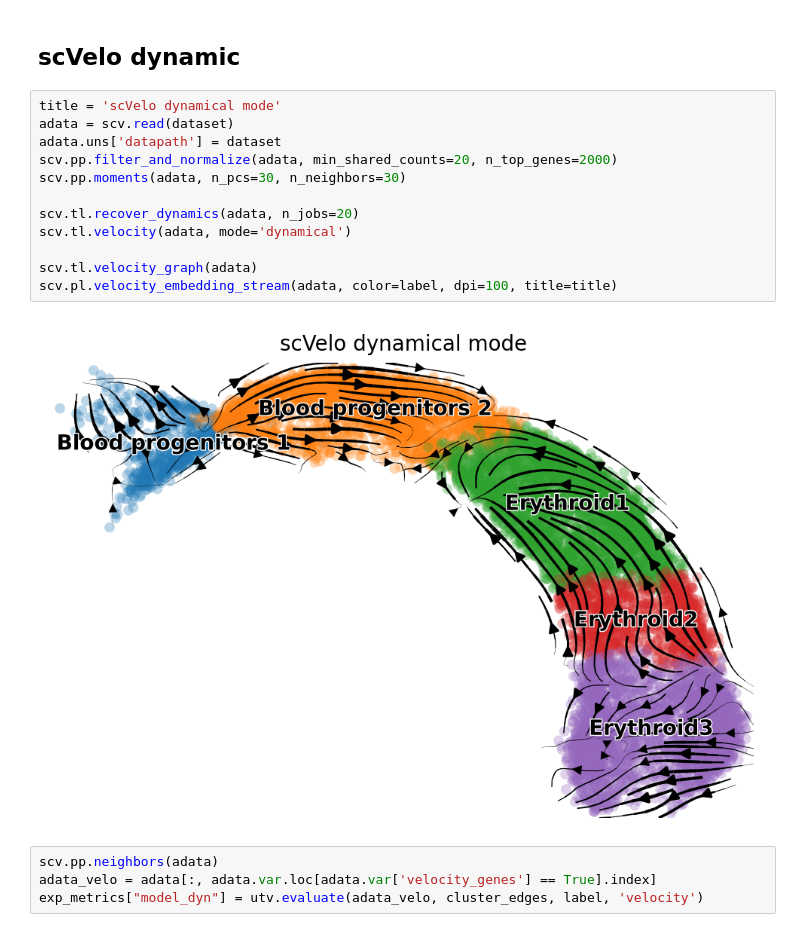
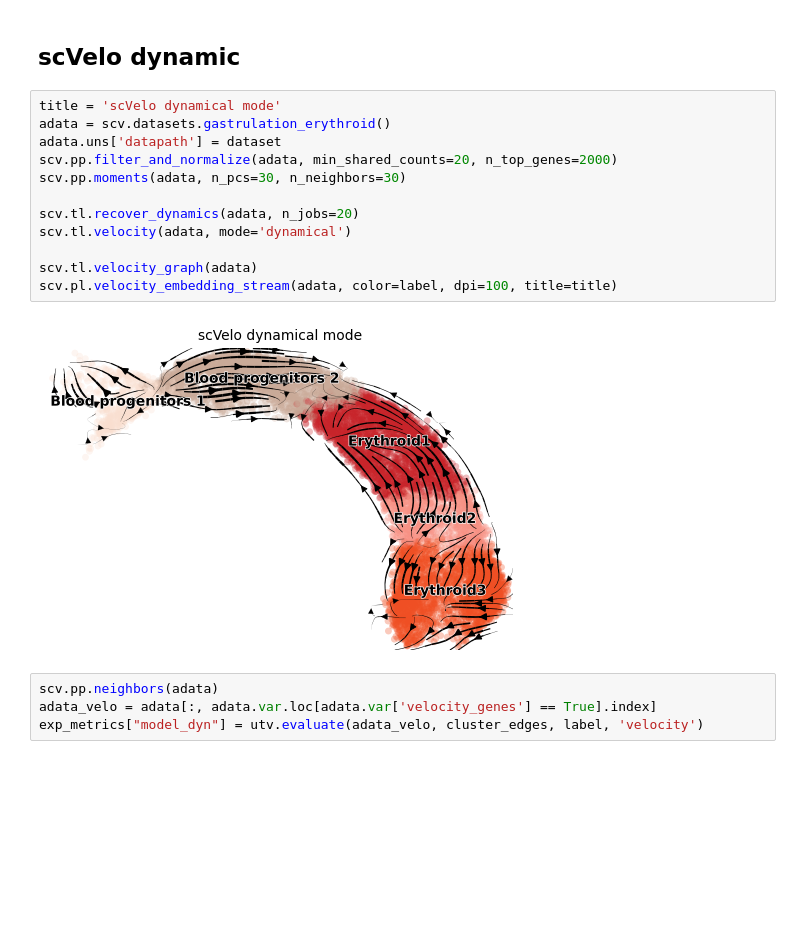
Before and after one commit to StatBiomed/UniTVelo, a Jupyter notebook: notebooks/Figure2_ErythroidMouse.ipynb, the cells around one changed output. Drawn from its saved outputs; the diff is of its cells as text; blank space fills up the shorter version.

```diff
--- a/notebooks/Figure2_ErythroidMouse.ipynb
+++ b/notebooks/Figure2_ErythroidMouse.ipynb
@@ -45,18 +45,18 @@ Total Mean: 0.7403391599655151
 ## scVelo dynamic
 # %%
 title = 'scVelo dynamical mode'
-adata = scv.read(dataset)
+adata = scv.datasets.gastrulation_erythroid()
 adata.uns['datapath'] = dataset
 scv.pp.filter_and_normalize(adata, min_shared_counts=20, n_top_genes=2000)
 scv.pp.moments(adata, n_pcs=30, n_neighbors=30)
 
 scv.tl.recover_dynamics(adata, n_jobs=20)
 scv.tl.velocity(adata, mode='dynamical')
 
 scv.tl.velocity_graph(adata)
 scv.pl.velocity_embedding_stream(adata, color=label, dpi=100, title=title)
 # %% [output]
-[figure, old version]
+[figure, new version]
 # %%
 scv.pp.neighbors(adata)
 adata_velo = adata[:, adata.var.loc[adata.var['velocity_genes'] == True].index]
```
Also changed, not shown: parts of 7 cells of this notebook, 8 other files.
